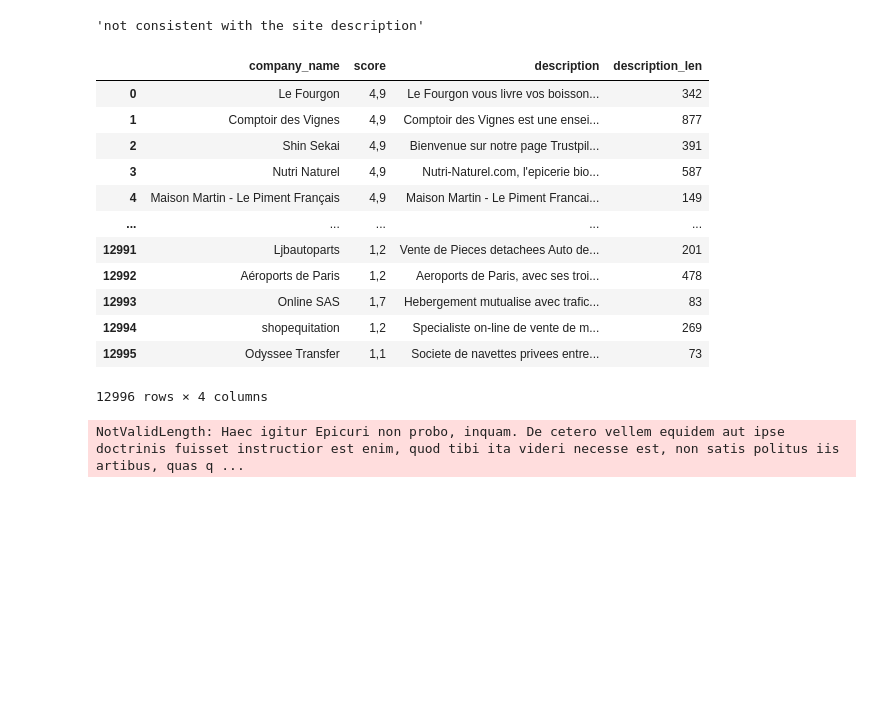
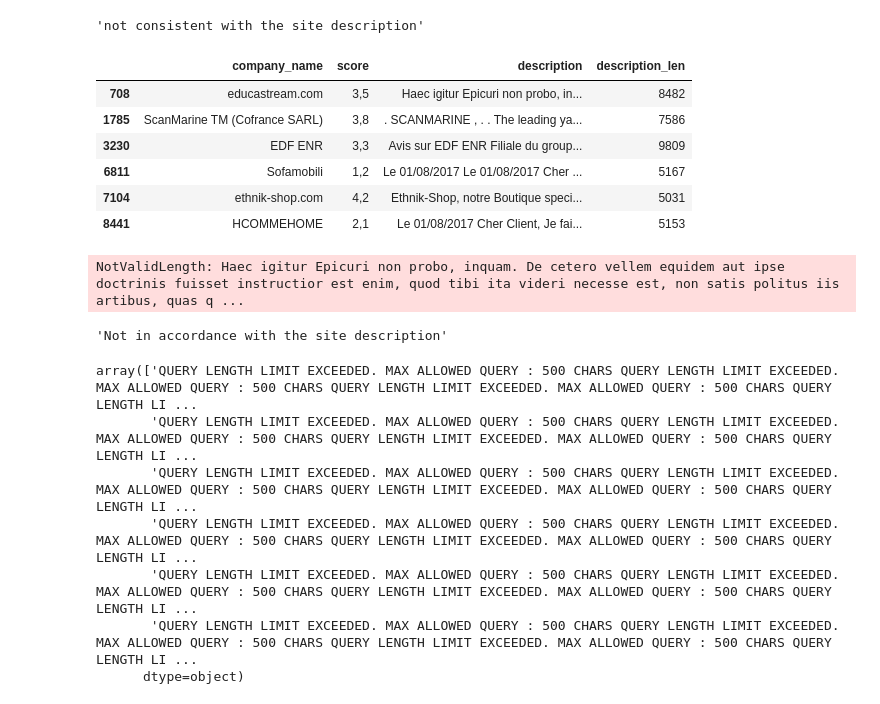
Before and after one commit to Maryam-Dollet/NLP_Project, a Jupyter notebook: data_cleaning.ipynb, the cells around one changed output. Drawn from its saved outputs; the diff is of its cells as text; code cells hidden in the pictures; blank space fills up the shorter version.

```diff
--- a/data_cleaning.ipynb
+++ b/data_cleaning.ipynb
@@ -140,19 +140,13 @@ translated
 company_df = reviews_df[["company_name", "score", "description"]].drop_duplicates(subset=["company_name"], ignore_index=True)
 # %%
 company_df["description_len"] = company_df["description"].str.len()
-# %%
-company_df
-# %% [output]
-|  | company_name | score | description | description_len |
-| 0 | Le Fourgon | 4,9 | Le Fourgon vous livre vos boisson... | 342 |
-| 1 | Comptoir des Vignes | 4,9 | Comptoir des Vignes est une ensei... | 877 |
-| 2 | Shin Sekai | 4,9 | Bienvenue sur notre page Trustpil... | 391 |
-| 3 | Nutri Naturel | 4,9 | Nutri-Naturel.com, l'epicerie bio... | 587 |
-| 4 | Maison Martin - Le Piment Français | 4,9 | Maison Martin - Le Piment Francai... | 149 |
-| ... | ... | ... | ... | ... |
-| 12991 | Ljbautoparts | 1,2 | Vente de Pieces detachees Auto de... | 201 |
-| 12992 | Aéroports de Paris | 1,2 | Aeroports de Paris, avec ses troi... | 478 |
-| 12993 | Online SAS | 1,7 | Hebergement mutualise avec trafic... | 83 |
-| 12994 | shopequitation | 1,2 | Specialiste on-line de vente de m... | 269 |
-| 12995 | Odyssee Transfer | 1,1 | Societe de navettes privees entre... | 73 |
-12996 rows × 4 columns
+# %%
+company_df[company_df["description_len"] >= 5000]
+# %% [output]
+|  | company_name | score | description | description_len |
+| 708 | educastream.com | 3,5 | Haec igitur Epicuri non probo, in... | 8482 |
+| 1785 | ScanMarine TM (Cofrance SARL) | 3,8 | . SCANMARINE , . . The leading ya... | 7586 |
+| 3230 | EDF ENR | 3,3 | Avis sur EDF ENR Filiale du group... | 9809 |
+| 6811 | Sofamobili | 1,2 | Le 01/08/2017 Le 01/08/2017 Cher ... | 5167 |
+| 7104 | ethnik-shop.com | 4,2 | Ethnik-Shop, notre Boutique speci... | 5031 |
+| 8441 | HCOMMEHOME | 2,1 | Le 01/08/2017 Cher Client, Je fai... | 5153 |
@@ -160,3 +156,9 @@ company_df
 company_df["description_en"] = company_df["description"].apply(lambda x: GoogleTranslator(source='fr', target='en').translate(x))
 # %% [output]
 NotValidLength: Haec igitur Epicuri non probo, inquam. De cetero vellem equidem aut ipse doctrinis fuisset instructior est enim, quod tibi ita videri necesse est, non satis politus iis artibus, quas q ...
+# %%
+translator = Translator(from_lang="fr", to_lang="en")
+translation = translator.translate("Non conforme au descriptif du site")
+translation
+# %% [output]
+'Not in accordance with the site description'
@@ -162,0 +167,10 @@ NotValidLength: Haec igitur Epicuri non probo, inquam. De cetero vellem equidem
+# %%
+translated.values
+# %% [output]
+array(['QUERY LENGTH LIMIT EXCEEDED. MAX ALLOWED QUERY : 500 CHARS QUERY LENGTH LIMIT EXCEEDED. MAX ALLOWED QUERY : 500 CHARS QUERY LENGTH LIMIT EXCEEDED. MAX ALLOWED QUERY : 500 CHARS QUERY LENGTH LI ...
+       'QUERY LENGTH LIMIT EXCEEDED. MAX ALLOWED QUERY : 500 CHARS QUERY LENGTH LIMIT EXCEEDED. MAX ALLOWED QUERY : 500 CHARS QUERY LENGTH LIMIT EXCEEDED. MAX ALLOWED QUERY : 500 CHARS QUERY LENGTH LI ...
+       'QUERY LENGTH LIMIT EXCEEDED. MAX ALLOWED QUERY : 500 CHARS QUERY LENGTH LIMIT EXCEEDED. MAX ALLOWED QUERY : 500 CHARS QUERY LENGTH LIMIT EXCEEDED. MAX ALLOWED QUERY : 500 CHARS QUERY LENGTH LI ...
+       'QUERY LENGTH LIMIT EXCEEDED. MAX ALLOWED QUERY : 500 CHARS QUERY LENGTH LIMIT EXCEEDED. MAX ALLOWED QUERY : 500 CHARS QUERY LENGTH LIMIT EXCEEDED. MAX ALLOWED QUERY : 500 CHARS QUERY LENGTH LI ...
+       'QUERY LENGTH LIMIT EXCEEDED. MAX ALLOWED QUERY : 500 CHARS QUERY LENGTH LIMIT EXCEEDED. MAX ALLOWED QUERY : 500 CHARS QUERY LENGTH LIMIT EXCEEDED. MAX ALLOWED QUERY : 500 CHARS QUERY LENGTH LI ...
+       'QUERY LENGTH LIMIT EXCEEDED. MAX ALLOWED QUERY : 500 CHARS QUERY LENGTH LIMIT EXCEEDED. MAX ALLOWED QUERY : 500 CHARS QUERY LENGTH LIMIT EXCEEDED. MAX ALLOWED QUERY : 500 CHARS QUERY LENGTH LI ...
+      dtype=object)
```
Also changed, not shown: parts of 3 cells of this notebook.
